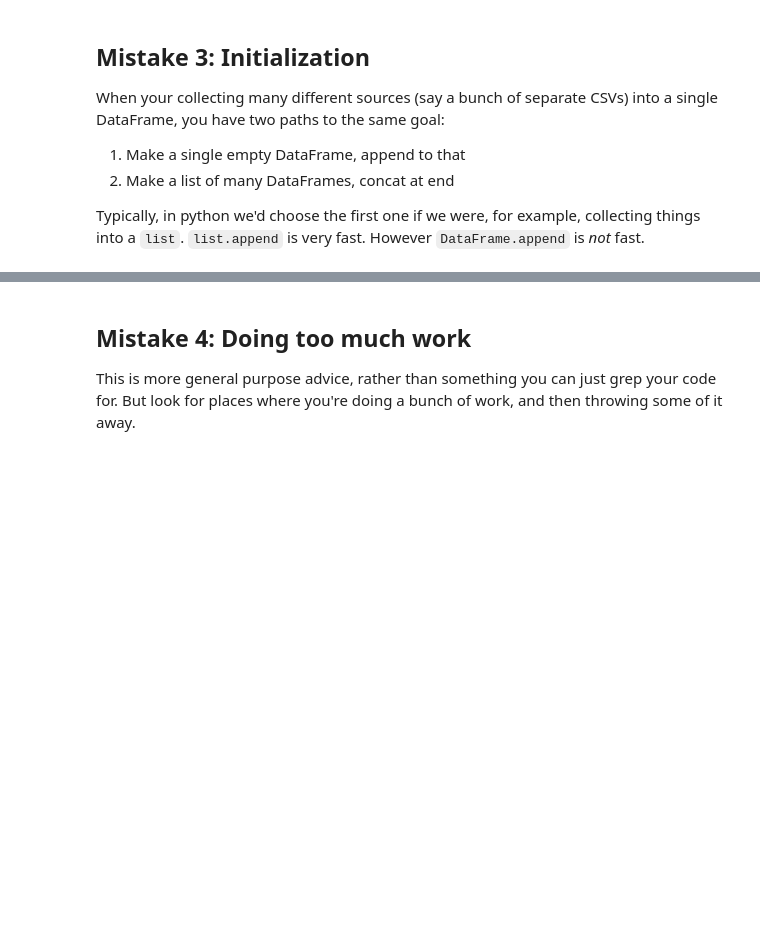
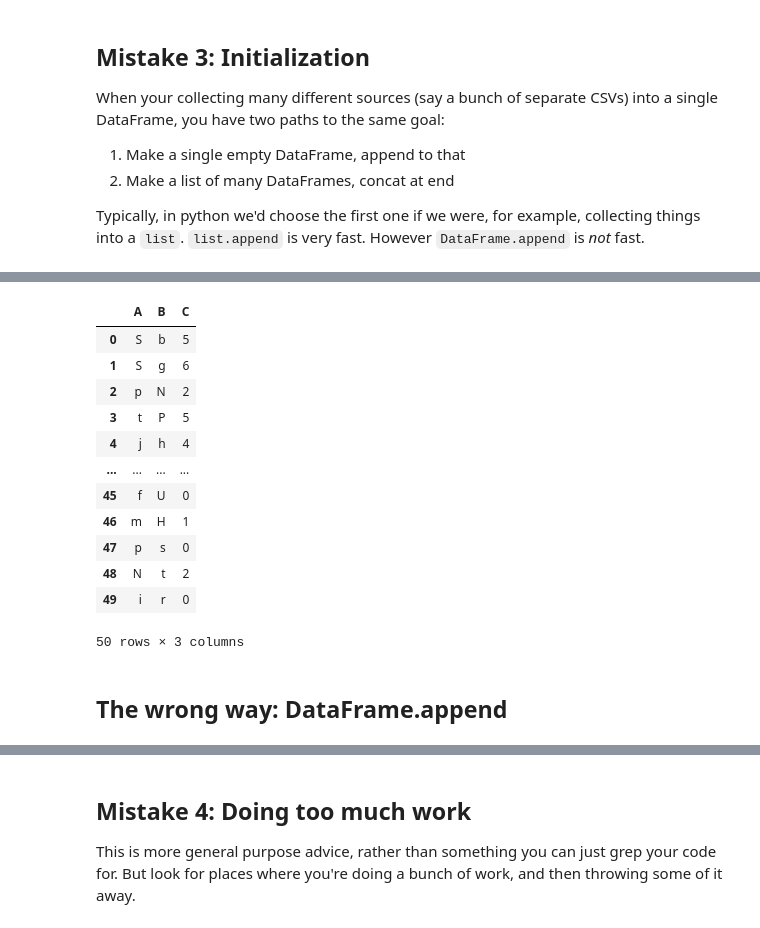
Before and after one commit to TomAugspurger/pandas-head-to-tail, a Jupyter notebook: 06-Performance.ipynb, the cells around one changed output, grey strips where cells are left out. Drawn from its saved outputs; the diff is of its cells as text; code cells hidden in the pictures; blank space fills up the shorter version.

```diff
--- a/06-Performance.ipynb
+++ b/06-Performance.ipynb
@@ -298,0 +267,8 @@ plt.show()
+# %%
+import string
+
+records = [[(random.choice(string.ascii_letters),
+             random.choice(string.ascii_letters),
+             random.choice(range(10)))
+            for i in range(50)]
+           for j in range(100)]
@@ -298,0 +293,18 @@ plt.show()
+# %%
+pd.DataFrame(records[0], columns=['A', 'B', 'C'])
+# %% [output]
+|  | A | B | C |
+| 0 | S | b | 5 |
+| 1 | S | g | 6 |
+| 2 | p | N | 2 |
+| 3 | t | P | 5 |
+| 4 | j | h | 4 |
+| ... | ... | ... | ... |
+| 45 | f | U | 0 |
+| 46 | m | H | 1 |
+| 47 | p | s | 0 |
+| 48 | N | t | 2 |
+| 49 | i | r | 0 |
+50 rows × 3 columns
+# %% [markdown]
+## The wrong way: DataFrame.append
```
Also changed, not shown: parts of 29 cells of this notebook, 7 other files.
